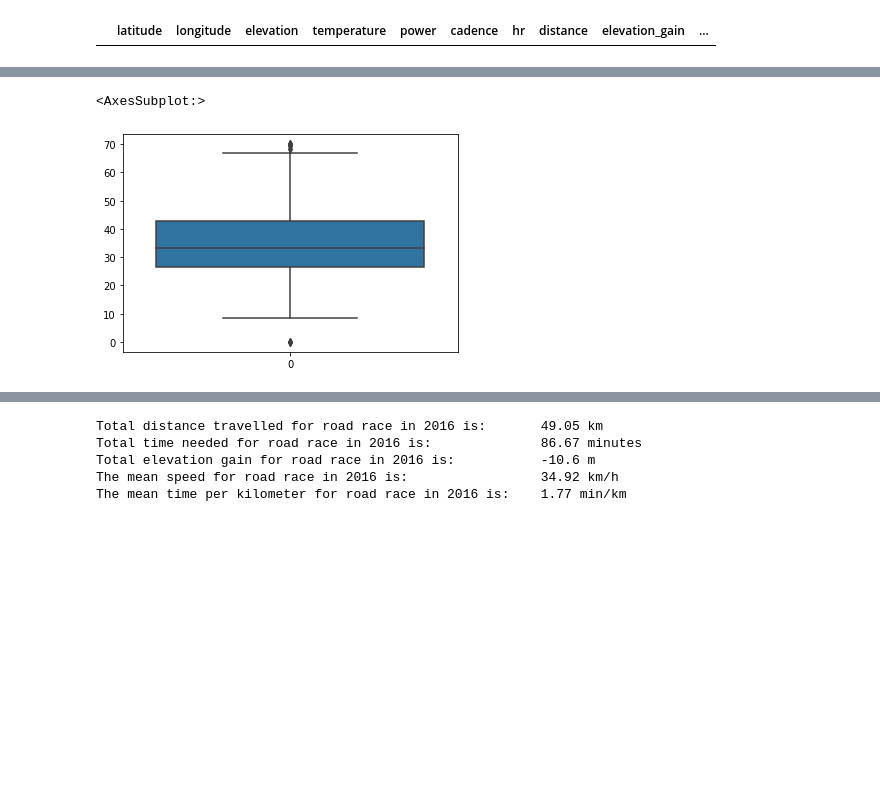
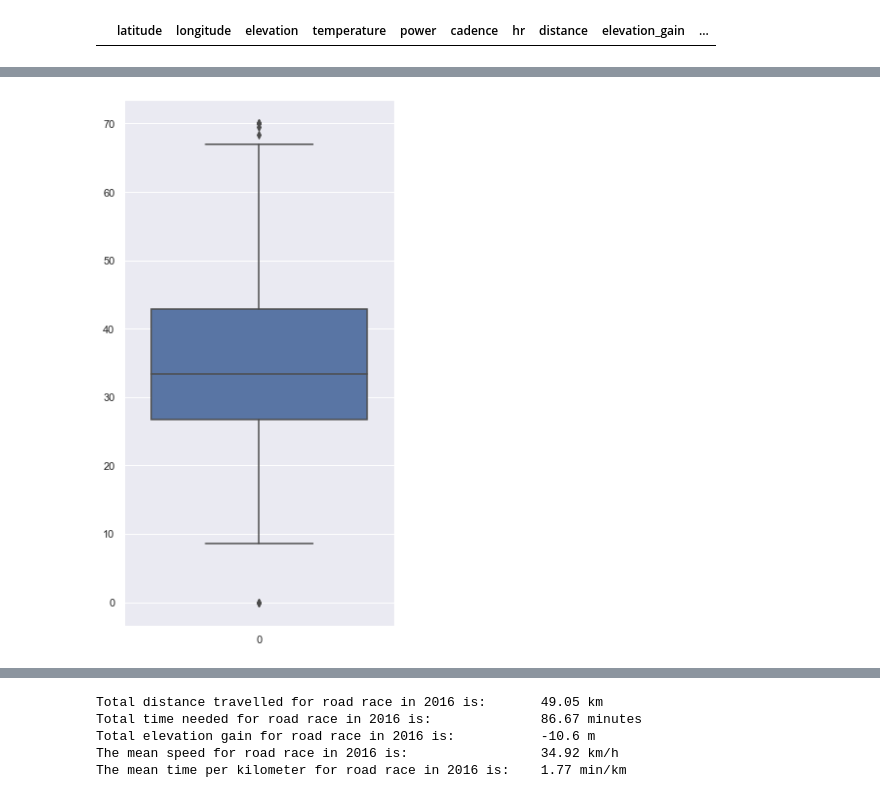
Before and after one commit to felix-rosenberger/Data-Science-Portfolio, a Jupyter notebook: Portfolio 1.ipynb, the cells around one changed output, grey strips where cells are left out. Saved outputs shown, nothing was run; the diff lists cells and outputs as text; code cells hidden in the pictures; blank space fills up the shorter version.

```diff
--- a/Portfolio 1.ipynb
+++ b/Portfolio 1.ipynb
@@ -153,10 +151,10 @@ rr16_clean.describe()
 | max | -33.316890 | 151.235131 | 295.800000 | 30.000000 | 0.0 | 117.000000 | 205.000000 | 0.076283 | 1.200000 | ... |
 # %%
 # verify replacement with boxplot
-sns.boxplot(data=rr16_clean["speed"])
+plt.figure(figsize=(5, 10))
+sns.boxplot(data=rr16_clean["speed"]);
 # %% [output]
-<AxesSubplot:>
-[figure, old version]
+[figure, new version]
 # %%
 # replace heart rate values
 
```
Also changed, not shown: parts of 30 cells of this notebook.
